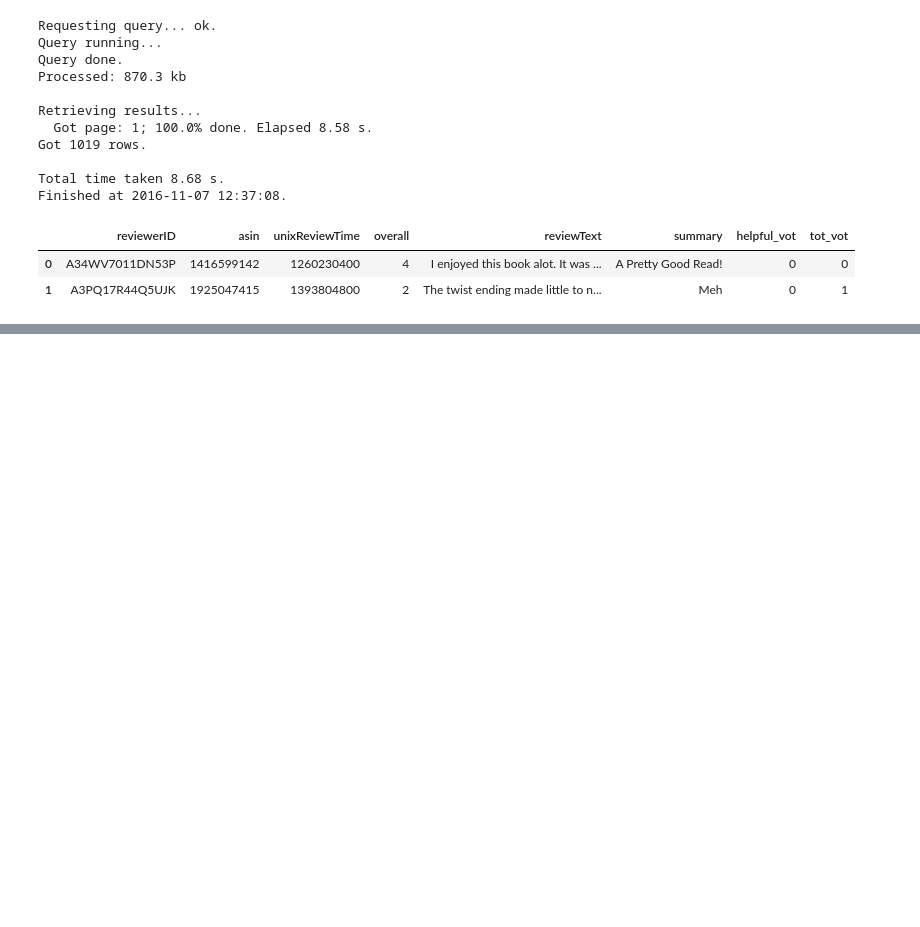
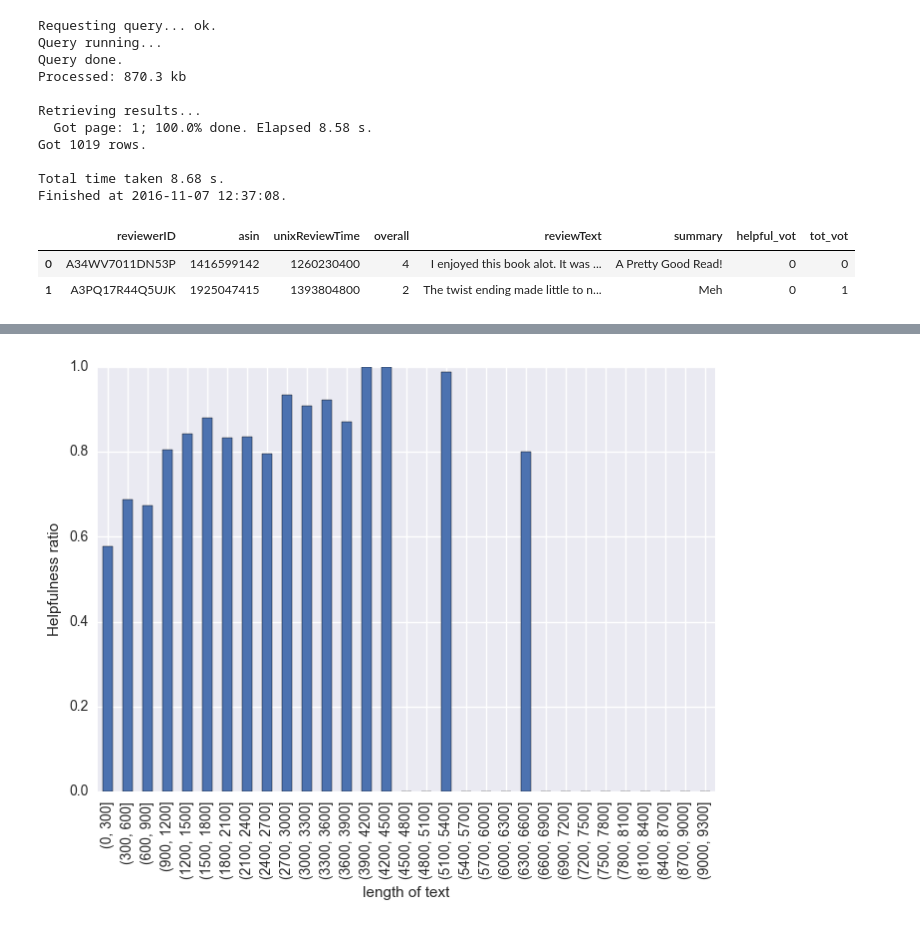
Before and after one commit to TancyKao/AmazonReviewProj, a Jupyter notebook: AmazonBookPilot.ipynb, the cells around one changed output, grey strips where cells are left out. Cells and saved outputs as stored; diff of their text form; code cells hidden in the pictures; blank space fills up the shorter version.

```diff
--- a/AmazonBookPilot.ipynb
+++ b/AmazonBookPilot.ipynb
@@ -569,0 +187,14 @@ clean_review = review_to_words( train["review"][0] )
+# %%
+### select total vote > 2
+
+ABS_df_sel = ABS_df[ABS_df.tot_vot>2]
+maxTextLen = max(ABS_df.text_len)
+ABS_df_sel.groupby(pd.cut(ABS_df_sel['text_len'], np.arange(0,maxTextLen+300,300)))['help_prop'].mean().plot(kind='bar')
+plt.title("total_vote>2")
+plt.xlabel("length of text")
+plt.ylabel("Helpfulness ratio")
+plt.ylim([0, 1])
+
+plt.show()
+# %% [output]
+[figure, added]
```
Also changed, not shown: parts of 62 cells of this notebook.
